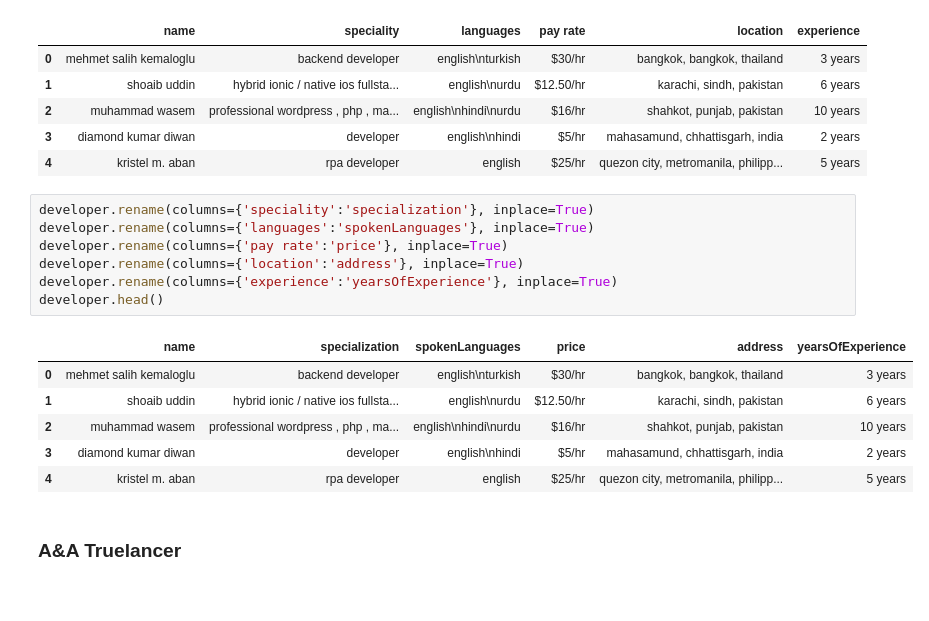
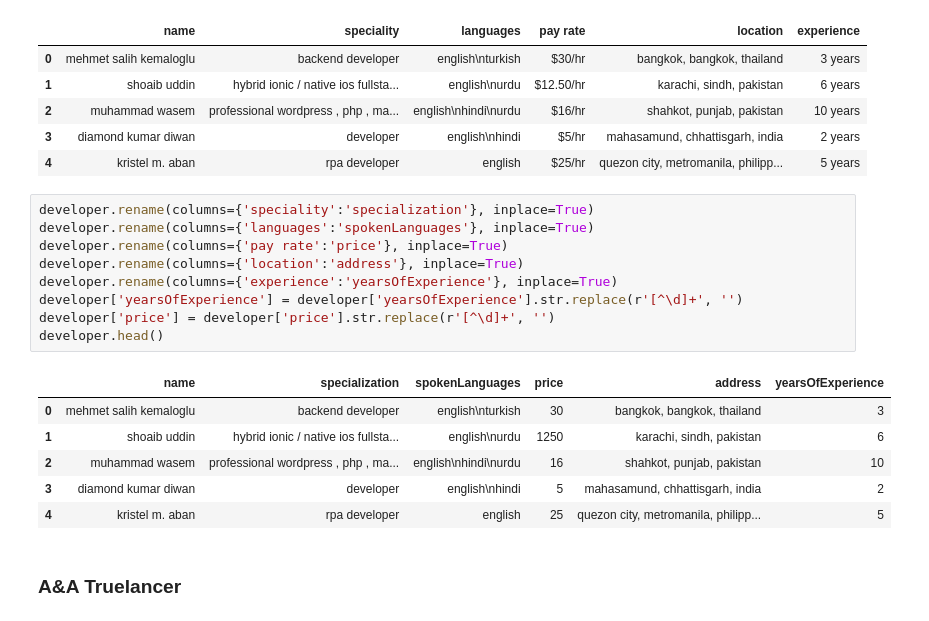
Before and after one commit to samuel-esp/IngDati-Progetto, a Jupyter notebook: SchemaAlignmentProfessionisti.ipynb, the cells around one changed output. Saved outputs shown, nothing was run; the diff lists cells and outputs as text.

```diff
--- a/SchemaAlignmentProfessionisti.ipynb
+++ b/SchemaAlignmentProfessionisti.ipynb
@@ -420,17 +435,19 @@ developer.head()
 # %%
 developer.rename(columns={'speciality':'specialization'}, inplace=True)
 developer.rename(columns={'languages':'spokenLanguages'}, inplace=True)
 developer.rename(columns={'pay rate':'price'}, inplace=True)
 developer.rename(columns={'location':'address'}, inplace=True)
 developer.rename(columns={'experience':'yearsOfExperience'}, inplace=True)
+developer['yearsOfExperience'] = developer['yearsOfExperience'].str.replace(r'[^\d]+', '')
+developer['price'] = developer['price'].str.replace(r'[^\d]+', '')
 developer.head()
 # %% [output]
 |  | name | specialization | spokenLanguages | price | address | yearsOfExperience |
-| 0 | mehmet salih kemaloglu | backend developer | english\nturkish | $30/hr | bangkok, bangkok, thailand | 3 years |
-| 1 | shoaib uddin | hybrid ionic / native ios fullsta... | english\nurdu | $12.50/hr | karachi, sindh, pakistan | 6 years |
-| 2 | muhammad wasem | professional wordpress , php , ma... | english\nhindi\nurdu | $16/hr | shahkot, punjab, pakistan | 10 years |
-| 3 | diamond kumar diwan | developer | english\nhindi | $5/hr | mahasamund, chhattisgarh, india | 2 years |
-| 4 | kristel m. aban | rpa developer | english | $25/hr | quezon city, metromanila, philipp... | 5 years |
+| 0 | mehmet salih kemaloglu | backend developer | english\nturkish | 30 | bangkok, bangkok, thailand | 3 |
+| 1 | shoaib uddin | hybrid ionic / native ios fullsta... | english\nurdu | 1250 | karachi, sindh, pakistan | 6 |
+| 2 | muhammad wasem | professional wordpress , php , ma... | english\nhindi\nurdu | 16 | shahkot, punjab, pakistan | 10 |
+| 3 | diamond kumar diwan | developer | english\nhindi | 5 | mahasamund, chhattisgarh, india | 2 |
+| 4 | kristel m. aban | rpa developer | english | 25 | quezon city, metromanila, philipp... | 5 |
 # %% [markdown]
 ### A&A Truelancer
 # %%
```
Also changed, not shown: parts of 9 cells of this notebook, 2 other files.
